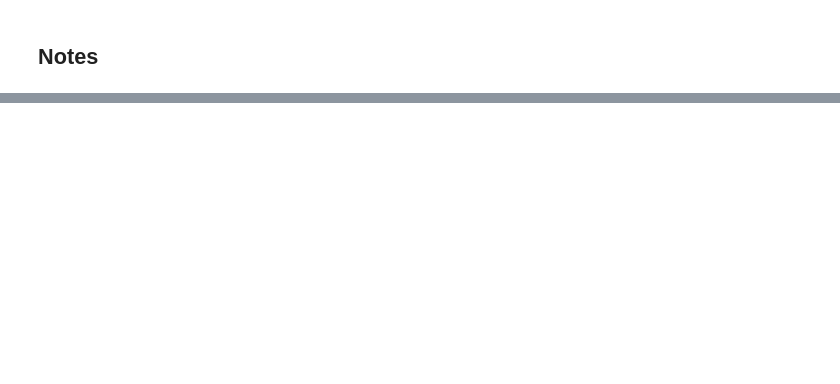
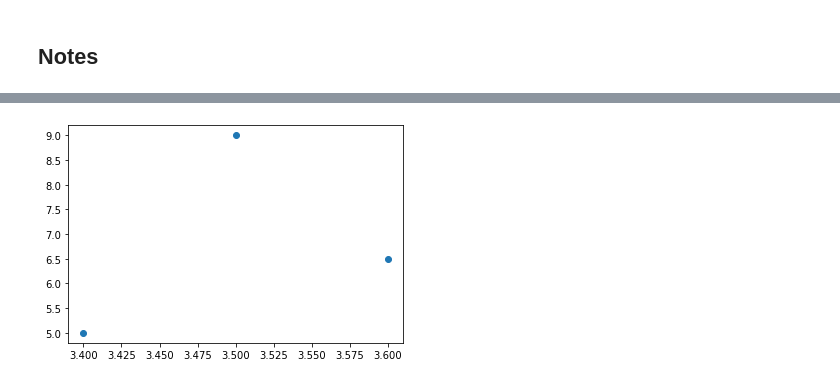
Before and after one commit to rahollis/rahollis.github.io, a Jupyter notebook: _static/MTH_337/week2_in_class.ipynb, the cells around one changed output, grey strips where cells are left out. Drawn from its saved outputs; the diff is of its cells as text; code cells hidden in the pictures; blank space fills up the shorter version.

```diff
--- a/_static/MTH_337/week2_in_class.ipynb
+++ b/_static/MTH_337/week2_in_class.ipynb
@@ -114,0 +105,7 @@ SyntaxError: invalid syntax (Temp/ipykernel_15300/48628321.py, line 1)
+# %%
+x = [3.4,3.5,3.6]
+y = [5,9,6.5]
+plt.plot(x,y,'o')
+plt.show()
+# %% [output]
+[figure, added]
```
Also changed, not shown: parts of 41 cells of this notebook, 24 other files.
